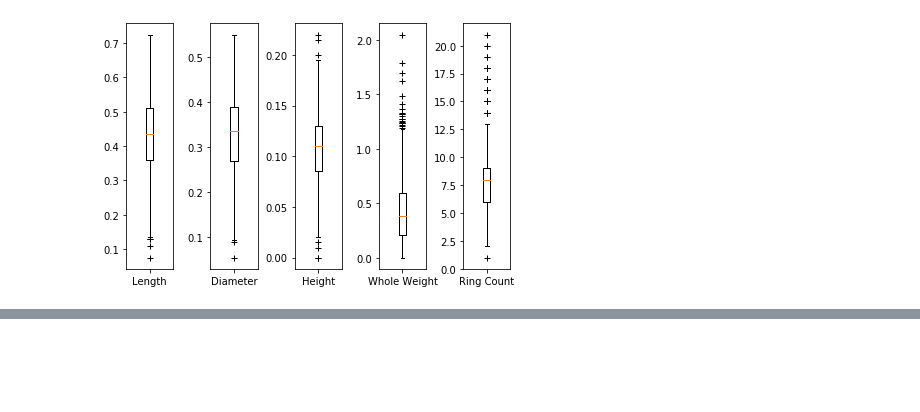
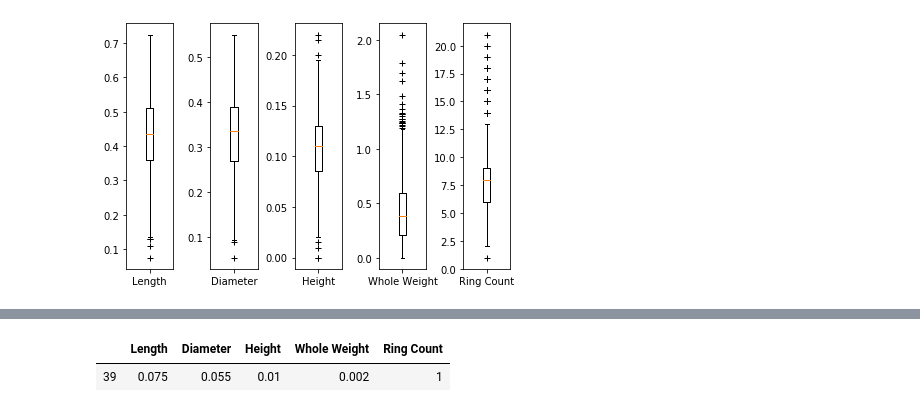
Before and after one commit to thokieu/Abalone-Regression, a Jupyter notebook: Workbook.ipynb, the cells around one changed output, grey strips where cells are left out. Drawn from its saved outputs; the diff is of its cells as text; code cells hidden in the pictures; blank space fills up the shorter version.

```diff
--- a/Workbook.ipynb
+++ b/Workbook.ipynb
@@ -378,0 +386,5 @@ axs[4].boxplot(ring_inf, 0,'k+', showfliers = True, labels = ['Ring Count'])
+# %%
+display(Aba_data_inf[Aba_data_inf['Ring Count'] < 2])
+# %% [output]
+|  | Length | Diameter | Height | Whole Weight | Ring Count |
+| 39 | 0.075 | 0.055 | 0.01 | 0.002 | 1 |
```
Also changed, not shown: parts of 10 cells of this notebook.
